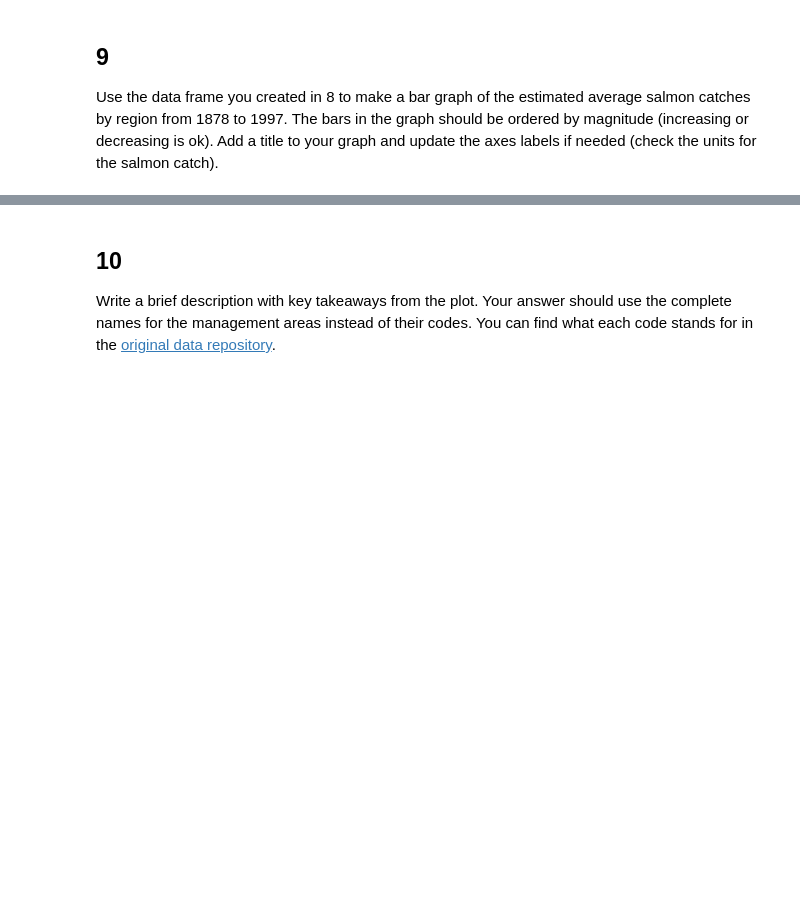
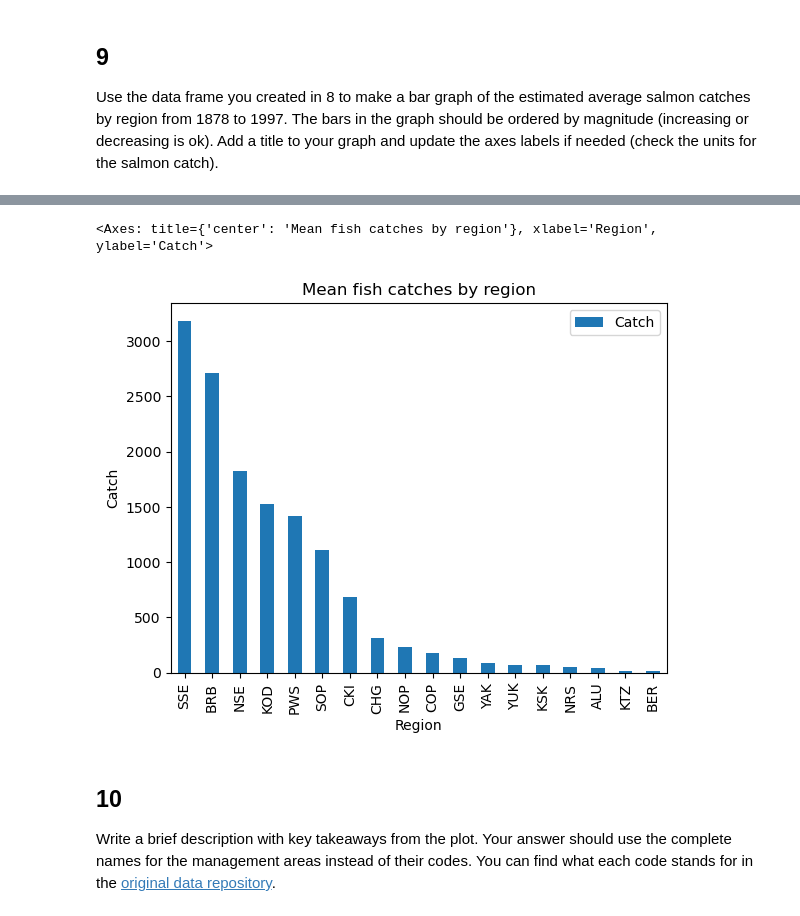
Before and after one commit to Apathy-Wildflowers/eds220-hwk2, a Jupyter notebook: task2/hwk2-task2-salmon.ipynb, the cells around one changed output, grey strips where cells are left out. Drawn from its saved outputs; the diff is of its cells as text; code cells hidden in the pictures; blank space fills up the shorter version.

```diff
--- a/task2/hwk2-task2-salmon.ipynb
+++ b/task2/hwk2-task2-salmon.ipynb
@@ -303,0 +293,8 @@ ImportError: matplotlib is required for plotting when the default backend "matpl
+# %%
+avg_region = catch_data.groupby('Region')['Catch'].mean()
+avg_region = pd.DataFrame(avg_region)
+avg_region = avg_region.reset_index()
+avg_region = avg_region.sort_values(by='Catch', ascending=False)
+avg_region
+#avg_region[['Region','Catch']]
+#avg_region = avg_region['Catch'].astype('int64')
@@ -304,3 +319,13 @@ ImportError: matplotlib is required for plotting when the default backend "matpl
+# %%
+# Can only be run once
+avg_region.set_index('Region', inplace=True)
+# %%
+avg_region.plot(kind = 'bar',
+               ylabel = 'Catch',
+               title = 'Mean fish catches by region')
+# %% [output]
+<Axes: title={'center': 'Mean fish catches by region'}, xlabel='Region', ylabel='Catch'>
+[figure, added]
 # %% [markdown]
 <!-- END QUESTION -->
 
```
Also changed, not shown: parts of 6 cells of this notebook.
